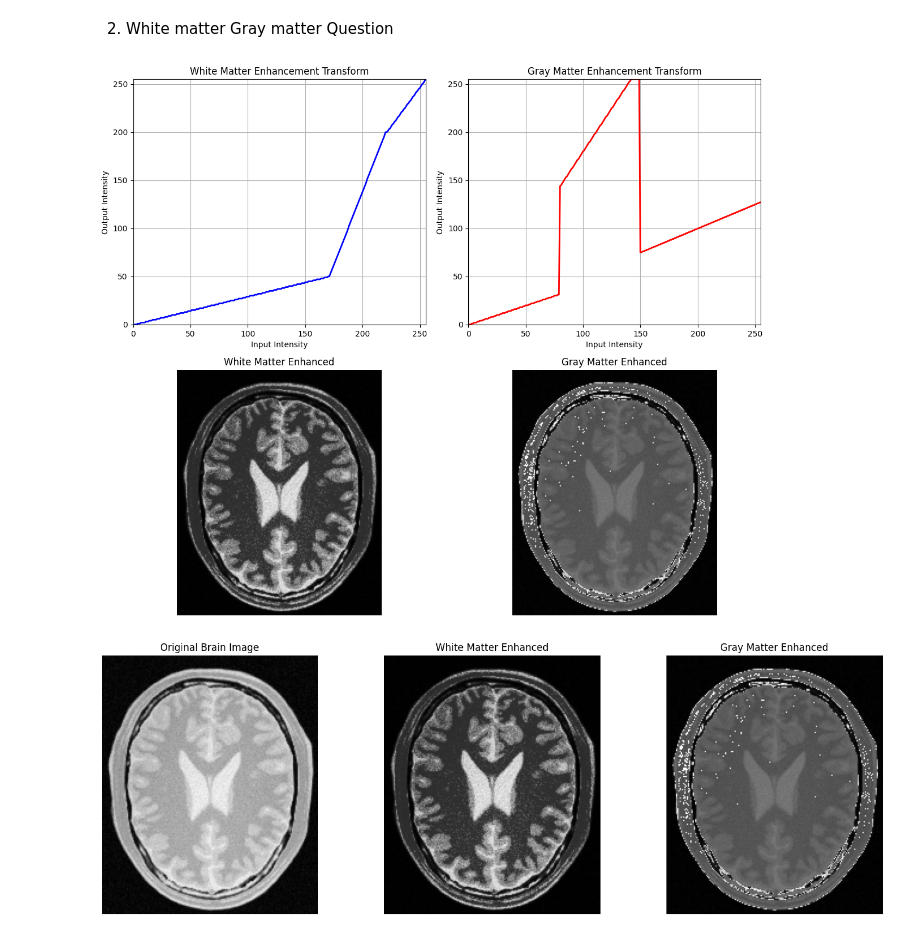
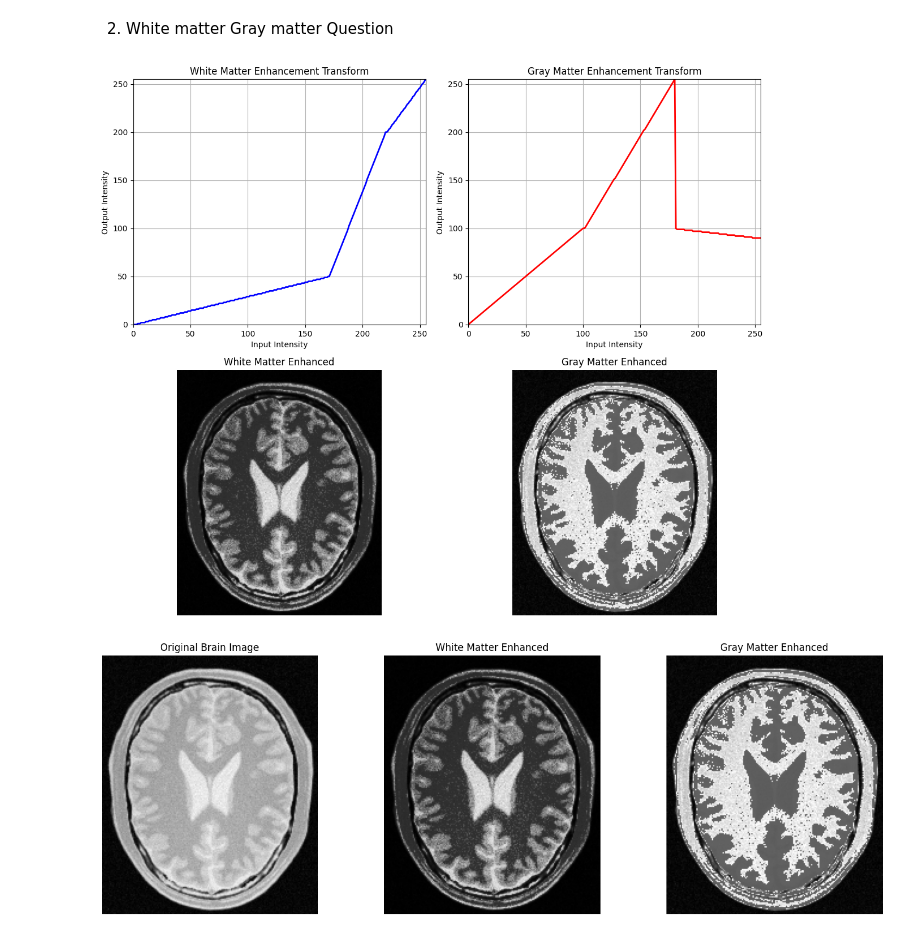
Before and after one commit to RivikulaFernando/Assignment, a Jupyter notebook: assignment.ipynb, the cells around one changed output. Drawn from its saved outputs; the diff is of its cells as text; code cells hidden in the pictures.

```diff
--- a/assignment.ipynb
+++ b/assignment.ipynb
@@ -103,13 +103,13 @@ def create_white_matter_transform():
 
 def create_gray_matter_transform():
     # Segment 1: (0, 0) -> (80, 50)# Segment 1: (0, 0) -> (170, 50)
-    t1 = np.linspace(0, 50, 171)  # 0-170 input, 0-50 output
+    t1 = np.linspace(0, 100, 101)  # 0-170 input, 0-50 output
 
     # Segment 2: (171, 50) -> (220, 200)
-    t2 = np.linspace(50, 200, 50)  # 171-220 input, 50-200 output
+    t2 = np.linspace(100, 255, 80)  # 171-220 input, 50-200 output
 
     # Segment 3: (221, 200) -> (255, 255)
-    t3 = np.linspace(200, 255, 35)  # 221-255 input, 200-255 output
+    t3 = np.linspace(100, 90, 75)  # 221-255 input, 200-255 output
 
     # Concatenate all segments to make 256 elements
     lut = np.concatenate([t1, t2, t3]).astype(np.uint8)
@@ -157,32 +157,32 @@ axes[1, 1].set_title('Gray Matter Enhanced')
 axes[1, 1].axis('off')
 
 plt.tight_layout()
 plt.show()
 
 # Also display original vs enhanced images side by side
 fig, axes = plt.subplots(1, 3, figsize=(15, 5))
 
 axes[0].imshow(brain_img, cmap='gray', vmin=0, vmax=255)
 axes[0].set_title('Original Brain Image')
 axes[0].axis('off')
 
 axes[1].imshow(brain_white_enhanced, cmap='gray', vmin=0, vmax=255)
 axes[1].set_title('White Matter Enhanced')
 axes[1].axis('off')
 
 axes[2].imshow(brain_gray_enhanced, cmap='gray', vmin=0, vmax=255)
 axes[2].set_title('Gray Matter Enhanced')
 axes[2].axis('off')
 
 plt.tight_layout()
 plt.show()
 
 # Optional: Display using OpenCV windows
 cv.imshow('Original', brain_img)
 cv.imshow('White Matter Enhanced', brain_white_enhanced)
 cv.imshow('Gray Matter Enhanced', brain_gray_enhanced)
 cv.waitKey(0)
 cv.destroyAllWindows()
 # %% [output]
-[figure, old version]
+[figure, new version]
-[figure, old version]
+[figure, new version]
```
